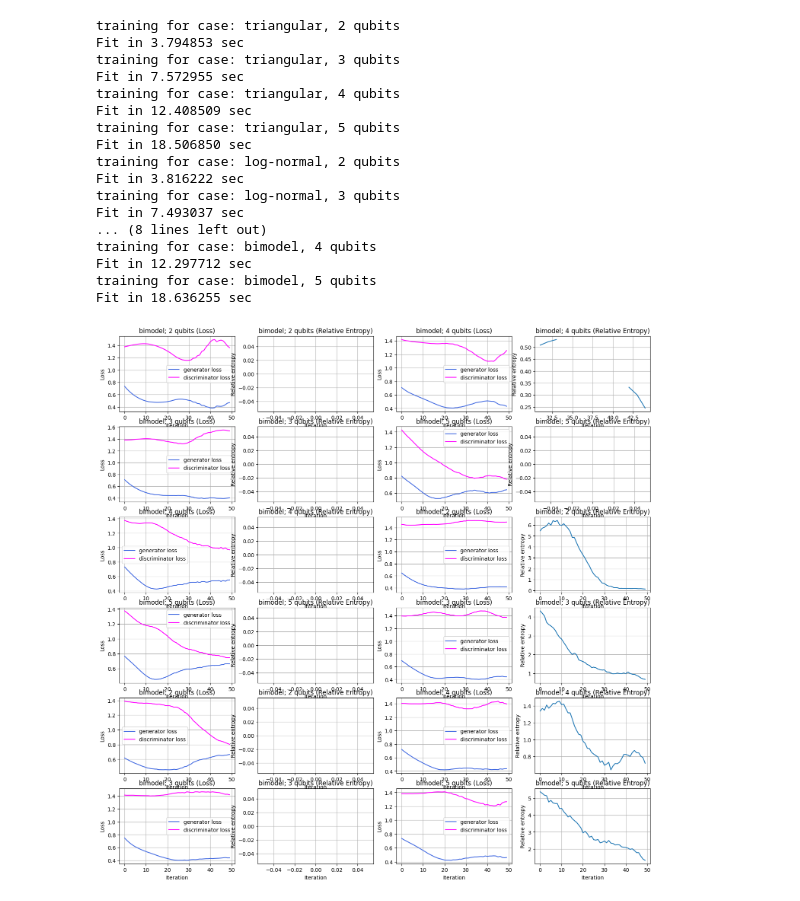
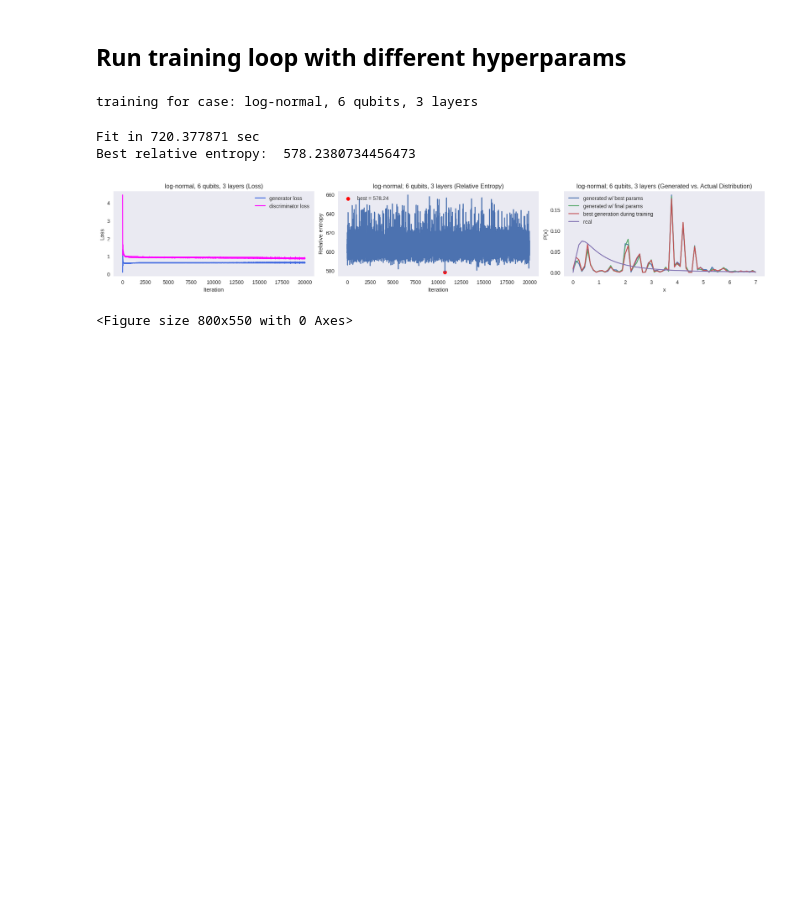
Before and after one commit to quantumethicsproject/Algorithm-Research, a Jupyter notebook: Student-Hub/Jeffrey-Kwan/QGAN(pennylane).ipynb, the cells around one changed output. Cells and saved outputs as stored; diff of their text form; code cells hidden in the pictures; blank space fills up the shorter version.

```diff
--- a/Student-Hub/Jeffrey-Kwan/QGAN(pennylane).ipynb
+++ b/Student-Hub/Jeffrey-Kwan/QGAN(pennylane).ipynb
@@ -23,12 +74,14 @@ def entangling_block(w):
 # %%
 # define classical discriminator
+# TLDR; takes in a sample and outputs a single number, where closer to 0 = fake and closer to 1 = real
 from torch import nn
 
 class Discriminator(nn.Module):
     def __init__(self, input_size):
         super(Discriminator, self).__init__()
 
-        self.linear_input = nn.Linear(input_size, 20)
+        self.linear_input = nn.Linear(input_size, 50)
+        self.h1 = nn.Linear(50, 20)
         self.leaky_relu = nn.LeakyReLU(0.2)
         self.linear20 = nn.Linear(20, 1)
         self.sigmoid = nn.Sigmoid()
@@ -36,6 +89,8 @@ class Discriminator(nn.Module):
     def forward(self, input: torch.Tensor) -> torch.Tensor:
         x = self.linear_input(input)
         x = self.leaky_relu(x)
+        x = self.h1(x)
+        x = self.leaky_relu(x)
         x = self.linear20(x)
         x = self.sigmoid(x)
         return x
@@ -132,0 +209,8 @@ def adversarial_loss(x, target, w):
+# %%
+"""
+input: discrete x values, their corresponding probabilities, and the # samples you want
+returns: num_samples samples
+"""
+def sample_pdf(x, pmf_values, num_samples):
+    samples = np.random.choice(x, size=num_samples, p=pmf_values)
+    return samples
@@ -133,3 +236,9 @@ def adversarial_loss(x, target, w):
+# %%
+# the quantum generator returns an array of samples in binary array form. We want to convert those values into a PMF for post-training evaluation
+def convert_generator_output_to_pdf(gen_out, num_qubits):
+  res = binary_to_decimal(gen_out, num_qubits)
+  res = convert_samples_to_pmf(res, range(2**num_qubits))
+  return res
 # %%
 # visualize training process
 from IPython.display import clear_output
@@ -306,39 +486,36 @@ def plot_values(training_instances):
+# %% [markdown]
+## Run training loop with different hyperparams
 # %%
 # run training
-distributions = ["triangular", "log-normal", "bimodel"]
-qbits = range(2,6)
-n_epochs = 50 # TODO: maybe tweak this?
-num_layers = 3 # TODO: tweak
+distributions = ["log-normal"]
+# qbits = range(2,3)
+qbits = [6]
+n_epochs = 2000 # TODO: maybe tweak this?
+layers = [3] # TODO: tweak
+batch_size = 2000
 
 training_instances = []
+training_times = {}
+
+# training_instances = torch.load("model.pt")
 
 for distribution in distributions:
-    for num_qubits in qbits:
-        print(f"training for case: {distribution}, {num_qubits} qubits")
+    training_times[distribution] = {}
+    for num_layers in layers:
+        training_times[distribution][num_layers] = []
+        for num_qubits in qbits:
+            print(f"training for case: {distribution}, {num_qubits} qubits, {num_layers} layers")
+            training_instance = train(n_epochs, num_qubits, num_layers, distribution, batch_size)
+            training_instance["num_qubits"] = f"{num_qubits}"
+            training_instance["distribution"] = f"{distribution}"
+            training_instance["num_layers"] = f"{num_layers}"
+            training_times[distribution][num_layers].append(training_instance["training_time"])
+            training_instances.append(training_instance)
 
-        training_instance = train(n_epochs, num_qubits, num_layers, distribution)
-        training_instance["num_qubits"] = f"{num_qubits}"
-        training_instance["distribution"] = f"{distribution}"
-
-        training_instances.append(training_instance)
-
-plot_values(training_instances)
+            torch.save(training_instances, "model.pt")
 # %% [output]
-training for case: triangular, 2 qubits
-Fit in 3.794853 sec
-training for case: triangular, 3 qubits
-Fit in 7.572955 sec
-training for case: triangular, 4 qubits
-Fit in 12.408509 sec
-training for case: triangular, 5 qubits
-Fit in 18.506850 sec
-training for case: log-normal, 2 qubits
-Fit in 3.816222 sec
-training for case: log-normal, 3 qubits
-Fit in 7.493037 sec
-... (8 lines left out)
-training for case: bimodel, 4 qubits
-Fit in 12.297712 sec
-training for case: bimodel, 5 qubits
-Fit in 18.636255 sec
+training for case: log-normal, 6 qubits, 3 layers
+Fit in 720.377871 sec
+Best relative entropy:  578.2380734456473
-[figure, old version]
+[figure, new version]
+<Figure size 800x550 with 0 Axes>
```
Also changed, not shown: parts of 32 cells of this notebook, 1 other file.
